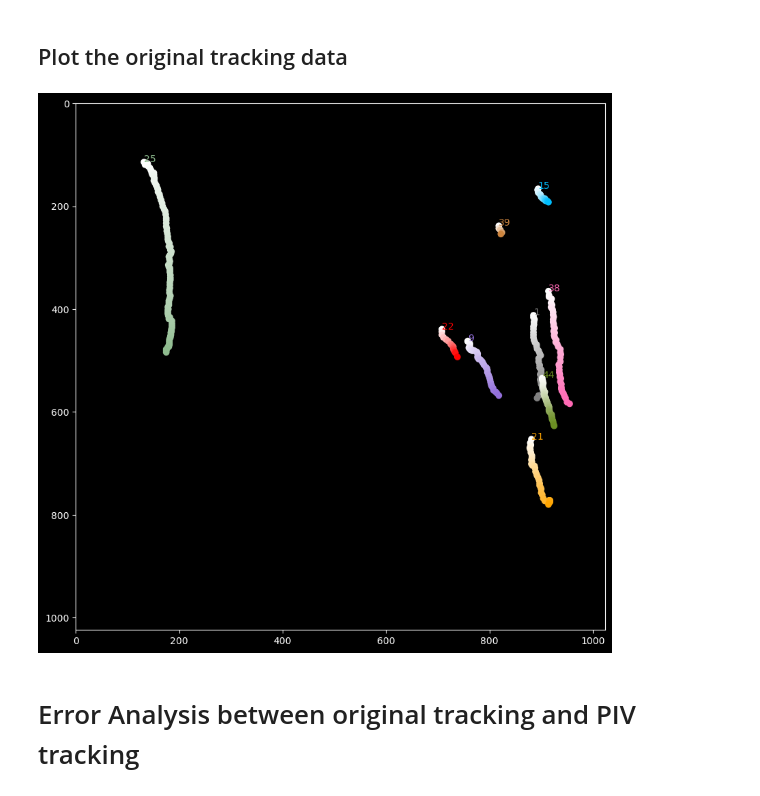
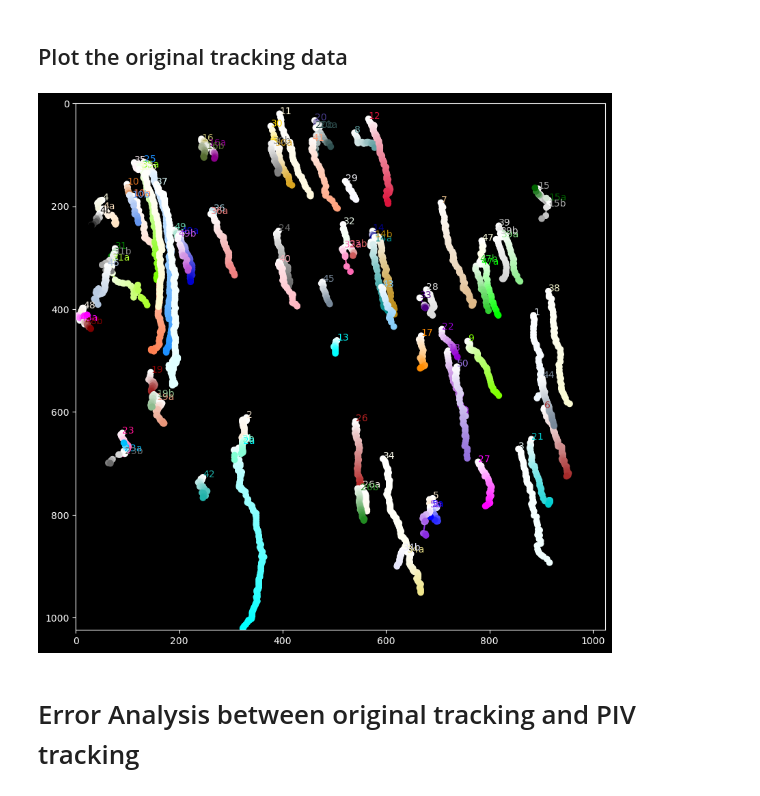
Before and after one commit to rzhou-space/PIV_analysis_headon_data, a Jupyter notebook: Tracking_visualization.ipynb, the cells around one changed output. Drawn from its saved outputs; the diff is of its cells as text; code cells hidden in the pictures.

```diff
--- a/Tracking_visualization.ipynb
+++ b/Tracking_visualization.ipynb
@@ -45,16 +46,3 @@ plt.show()
 [figure]
 # %% [markdown]
 # Tracking Code for separate tracking in different time interval
-# %%
-x_track = []
-y_track = []
-t_track = []
-
-with h5py.File("track", "r") as file:
-    track_id = file["track_id"][:]
-
-for i in track_id:
-    with h5py.File("track", "r") as file:
-        x_track.append(file["x_track_"+str(i)][:])
-        y_track.append(file["y_track_"+str(i)][:])
-        t_track.append(file["t_track_"+str(i)][:])
@@ -63,6 +107,22 @@ for i in track_id:
+# %%
+x_track = []
+y_track = []
+t_track = []
+
+file_name = "track_post"
+
+with h5py.File(file_name, "r") as file:
+    track_id = file["track_id"][:]
+
+for i in track_id:
+    with h5py.File(file_name, "r") as file:
+        x_track.append(file["x_track_"+str(i)][:])
+        y_track.append(file["y_track_"+str(i)][:])
+        t_track.append(file["t_track_"+str(i)][:])
 # %%
 plt.style.use('dark_background')
-colors = ["gray", "mediumpurple", "deepskyblue", "orange", "red", "darkseagreen", "hotpink", "peru", "olivedrab", "turquoise"]
+#colors = ["gray", "mediumpurple", "deepskyblue", "orange", "red", "darkseagreen", "hotpink", "peru", "olivedrab", "turquoise"]
+colors = list(mcolors.CSS4_COLORS.keys())
 
 piv_x_track = []
 piv_y_track = []
@@ -124,5 +187,6 @@ with h5py.File("start_points.h5", "r") as file:
 # %%
 # Extract certain tracks with given track_ids
+track_id = all_track_id
 
 original_x_track = []
 original_y_track = []
@@ -137,25 +201,26 @@ for i in track_id:
     original_t_track.append(o_t)
 # %%
 plt.style.use('dark_background')
-colors = ["gray", "mediumpurple", "deepskyblue", "orange", "red", "darkseagreen", "hotpink", "peru", "olivedrab", "turquoise"]
+#colors = ["gray", "mediumpurple", "deepskyblue", "orange", "red", "darkseagreen", "hotpink", "peru", "olivedrab", "turquoise"]
+colors = list(mcolors.CSS4_COLORS.keys())
 
 plt.figure(figsize=(10, 10))
 for i in range(len(track_id)):
-    # Convert the track into image coordinates.
     x_cor = original_x_track[i]
     y_cor = original_y_track[i]
     t_interval = original_t_track[i]
     plt.plot(x_cor, y_cor, color=colors[i], zorder=1)
     cmap = def_cmap(colors[i])
     plt.scatter(x_cor, y_cor, c=t_interval, zorder=2, cmap=cmap)
     plt.annotate(str(track_id[i]), xy = (x_cor[0], y_cor[0]), c=colors[i])
 
 plt.xlim(0, 1024)
 plt.ylim(0, 1024)
 plt.gca().invert_yaxis()
+plt.savefig("all_tracking_video_1_periderm", dpi = 300)
 plt.show()
 # %% [output]
-[figure, old version]
+[figure, new version]
 # %% [markdown]
 # Error Analysis between original tracking and PIV tracking
 # %%
```
Also changed, not shown: parts of 7 cells of this notebook, 1 other file.
